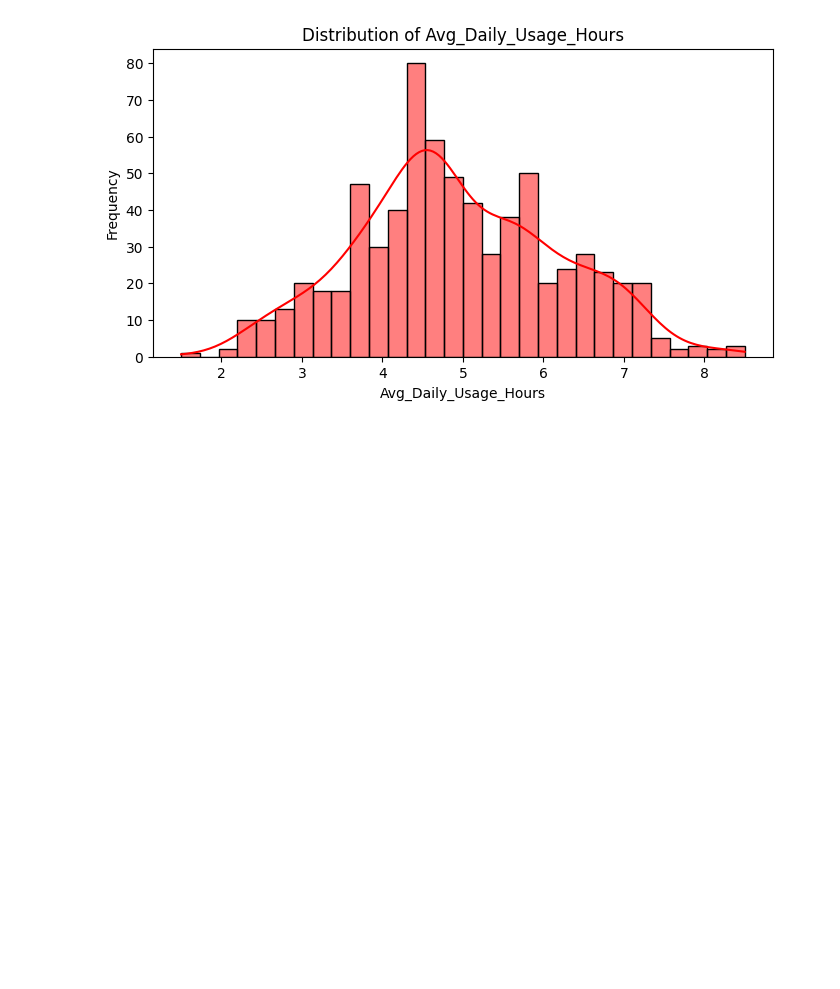
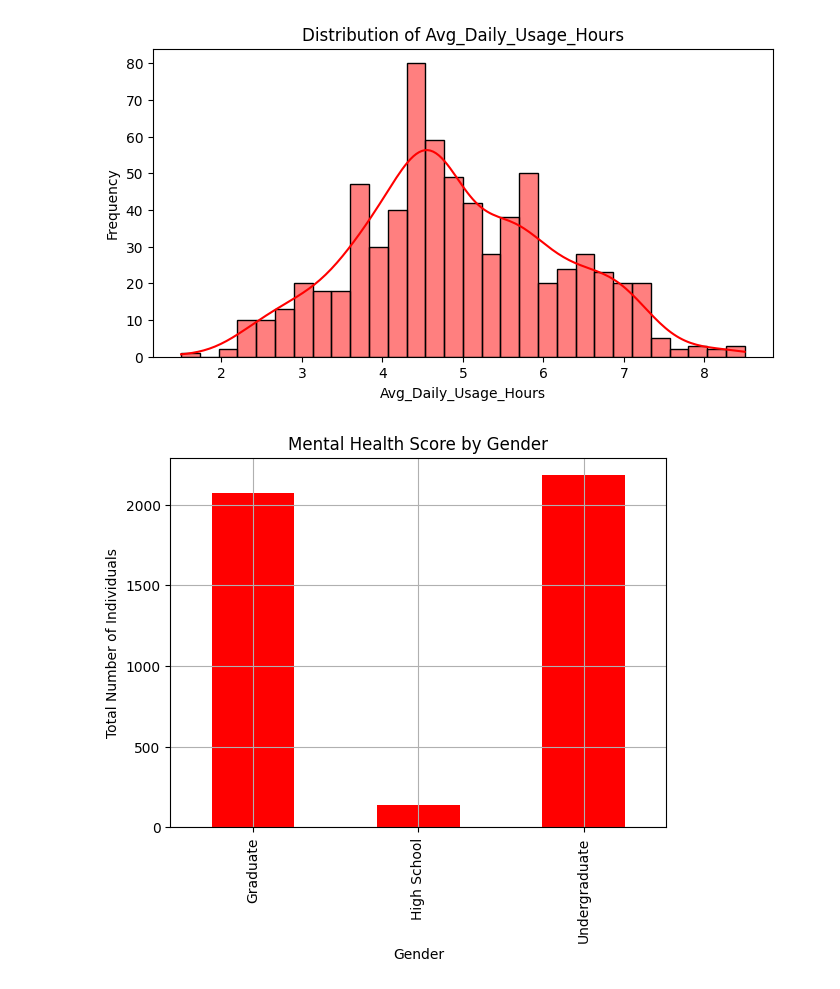
Before and after one commit to SyusufWaliyyi/FlexiSAF_Intership, a Jupyter notebook: week_5/week_5.ipynb, the cells around one changed output. Cells and saved outputs as stored; diff of their text form; code cells hidden in the pictures; blank space fills up the shorter version.

```diff
--- a/week_5/week_5.ipynb
+++ b/week_5/week_5.ipynb
@@ -143,3 +184,12 @@ plt.ylabel('Frequency')
 plt.show()
 # %% [output]
 [figure]
+# %%
+df.groupby('Academic_Level')['Mental_Health_Score'].sum().plot(kind='bar', color='r')
+plt.title('Mental Health Score by Gender')
+plt.xlabel('Gender')
+plt.ylabel('Total Number of Individuals')
+plt.grid()
+plt.show()
+# %% [output]
+[figure, added]
```
Also changed, not shown: parts of 7 cells of this notebook, 1 other file.
